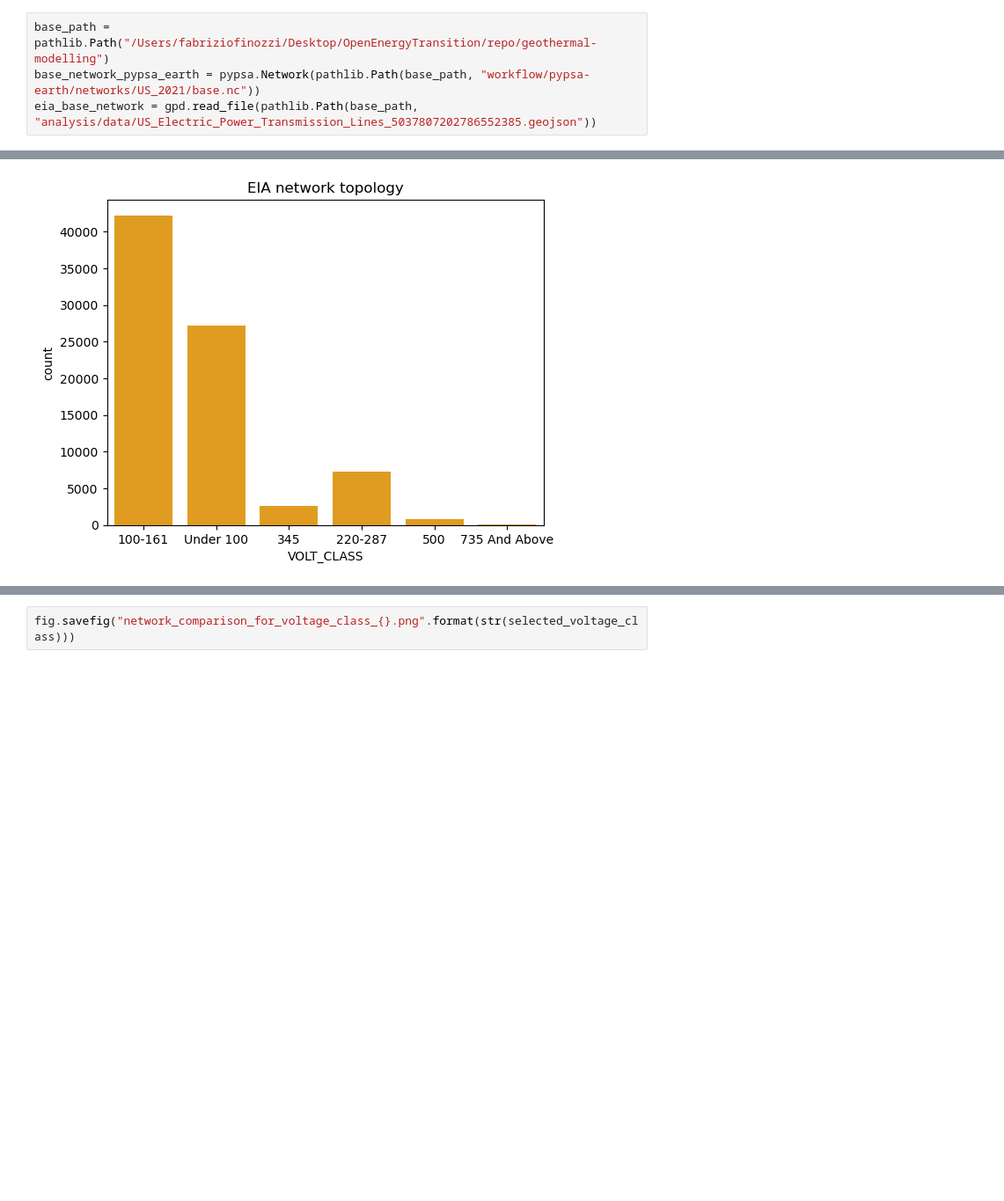
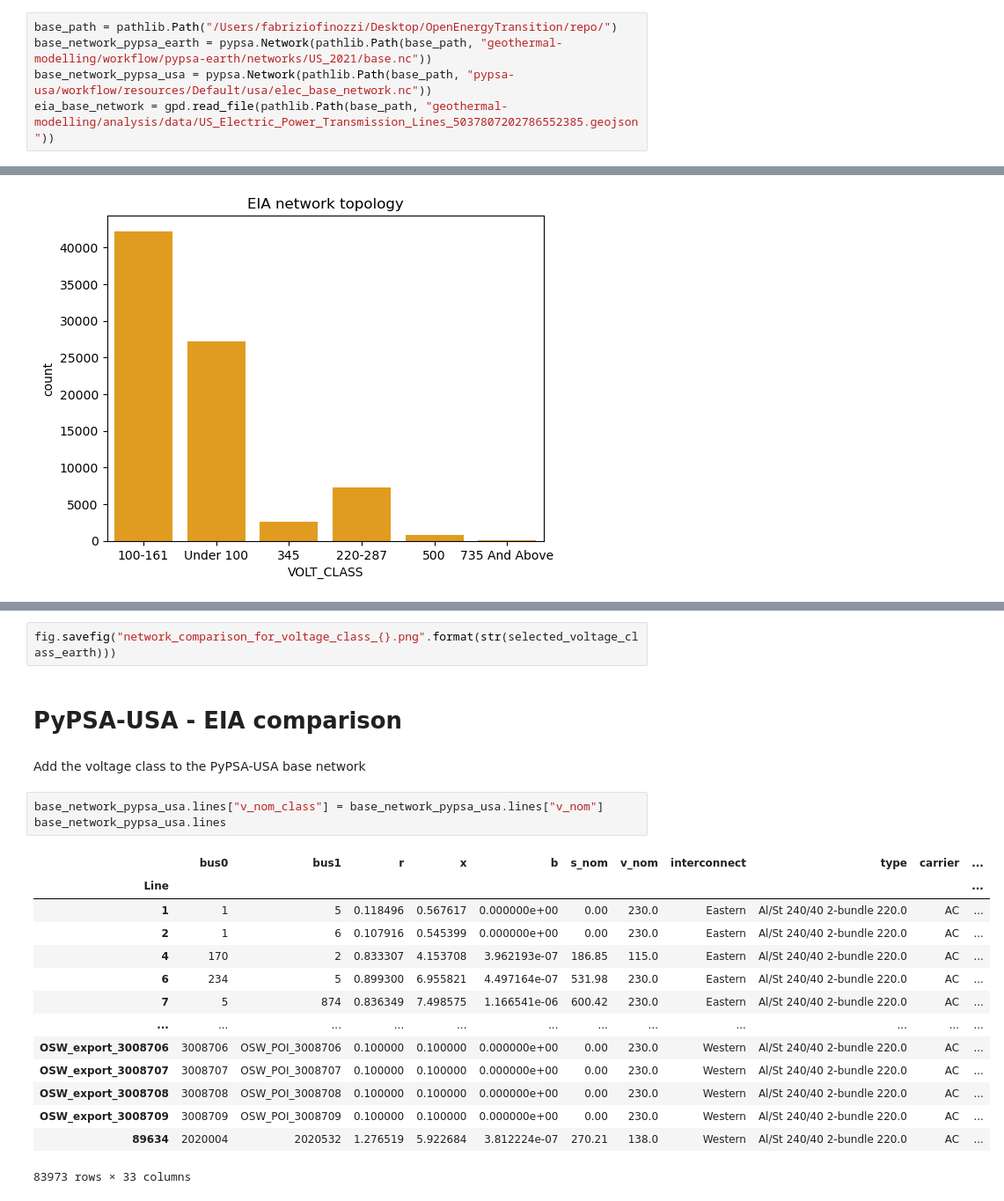
Before and after one commit to open-energy-transition/geothermal-modelling, a Jupyter notebook: analysis/notebooks/network_comparison.ipynb, the cells around one changed output, grey strips where cells are left out. Shown: that part at 88% size. Saved outputs shown, nothing was run; the diff lists cells and outputs as text; blank space fills up the shorter version.

```diff
--- a/analysis/notebooks/network_comparison.ipynb
+++ b/analysis/notebooks/network_comparison.ipynb
@@ -12,5 +12,6 @@ import cartopy.crs as ccrs
 # %%
-base_path = pathlib.Path("/Users/fabriziofinozzi/Desktop/OpenEnergyTransition/repo/geothermal-modelling")
-base_network_pypsa_earth = pypsa.Network(pathlib.Path(base_path, "workflow/pypsa-earth/networks/US_2021/base.nc"))
-eia_base_network = gpd.read_file(pathlib.Path(base_path, "analysis/data/US_Electric_Power_Transmission_Lines_5037807202786552385.geojson"))
+base_path = pathlib.Path("/Users/fabriziofinozzi/Desktop/OpenEnergyTransition/repo/")
+base_network_pypsa_earth = pypsa.Network(pathlib.Path(base_path, "geothermal-modelling/workflow/pypsa-earth/networks/US_2021/base.nc"))
+base_network_pypsa_usa = pypsa.Network(pathlib.Path(base_path, "pypsa-usa/workflow/resources/Default/usa/elec_base_network.nc"))
+eia_base_network = gpd.read_file(pathlib.Path(base_path, "geothermal-modelling/analysis/data/US_Electric_Power_Transmission_Lines_5037807202786552385.geojson"))
 # %% [output]
@@ -222,4 +227,26 @@ ax2.title.set_text("EIA network")
 # %% [output]
 [figure]
 # %%
-fig.savefig("network_comparison_for_voltage_class_{}.png".format(str(selected_voltage_class)))
+fig.savefig("network_comparison_for_voltage_class_{}.png".format(str(selected_voltage_class_earth)))
+# %% [markdown]
+# PyPSA-USA - EIA comparison
+# %% [markdown]
+Add the voltage class to the PyPSA-USA base network
+# %%
+base_network_pypsa_usa.lines["v_nom_class"] = base_network_pypsa_usa.lines["v_nom"]
+base_network_pypsa_usa.lines
+# %% [output]
+|  | bus0 | bus1 | r | x | b | s_nom | v_nom | interconnect | type | carrier | ... |
+| Line |  |  |  |  |  |  |  |  |  |  | ... |
+| 1 | 1 | 5 | 0.118496 | 0.567617 | 0.000000e+00 | 0.00 | 230.0 | Eastern | Al/St 240/40 2-bundle 220.0 | AC | ... |
+| 2 | 1 | 6 | 0.107916 | 0.545399 | 0.000000e+00 | 0.00 | 230.0 | Eastern | Al/St 240/40 2-bundle 220.0 | AC | ... |
+| 4 | 170 | 2 | 0.833307 | 4.153708 | 3.962193e-07 | 186.85 | 115.0 | Eastern | Al/St 240/40 2-bundle 220.0 | AC | ... |
+| 6 | 234 | 5 | 0.899300 | 6.955821 | 4.497164e-07 | 531.98 | 230.0 | Eastern | Al/St 240/40 2-bundle 220.0 | AC | ... |
+| 7 | 5 | 874 | 0.836349 | 7.498575 | 1.166541e-06 | 600.42 | 230.0 | Eastern | Al/St 240/40 2-bundle 220.0 | AC | ... |
+| ... | ... | ... | ... | ... | ... | ... | ... | ... | ... | ... | ... |
+| OSW_export_3008706 | 3008706 | OSW_POI_3008706 | 0.100000 | 0.100000 | 0.000000e+00 | 0.00 | 230.0 | Western | Al/St 240/40 2-bundle 220.0 | AC | ... |
+| OSW_export_3008707 | 3008707 | OSW_POI_3008707 | 0.100000 | 0.100000 | 0.000000e+00 | 0.00 | 230.0 | Western | Al/St 240/40 2-bundle 220.0 | AC | ... |
+| OSW_export_3008708 | 3008708 | OSW_POI_3008708 | 0.100000 | 0.100000 | 0.000000e+00 | 0.00 | 230.0 | Western | Al/St 240/40 2-bundle 220.0 | AC | ... |
+| OSW_export_3008709 | 3008709 | OSW_POI_3008709 | 0.100000 | 0.100000 | 0.000000e+00 | 0.00 | 230.0 | Western | Al/St 240/40 2-bundle 220.0 | AC | ... |
+| 89634 | 2020004 | 2020532 | 1.276519 | 5.922684 | 3.812224e-07 | 270.21 | 138.0 | Western | Al/St 240/40 2-bundle 220.0 | AC | ... |
+83973 rows × 33 columns
```
Also changed, not shown: parts of 16 cells of this notebook.
